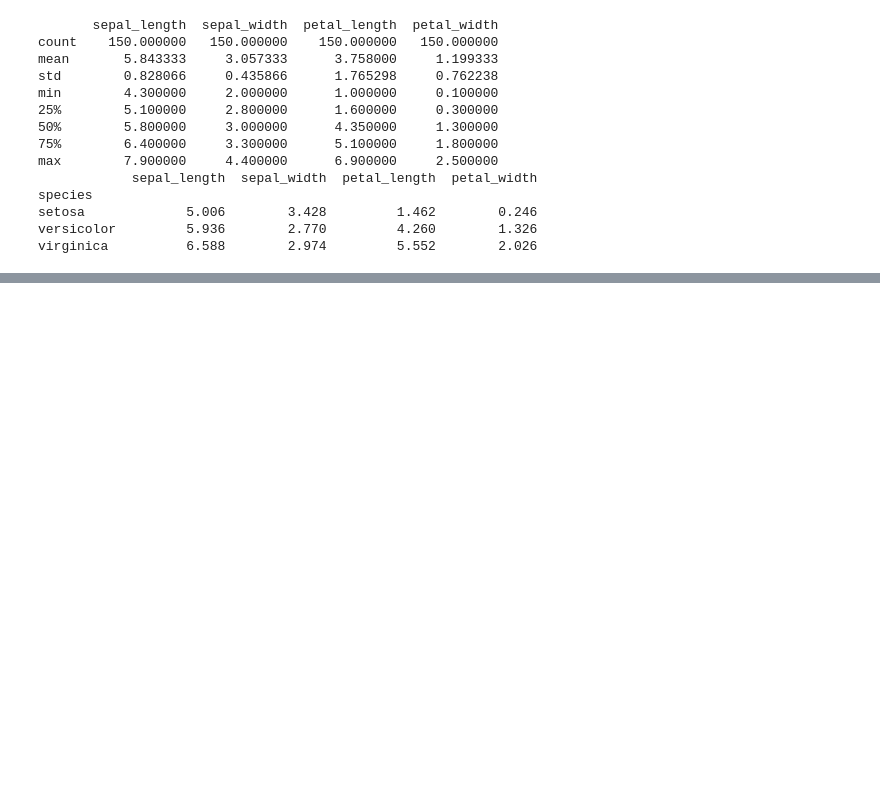
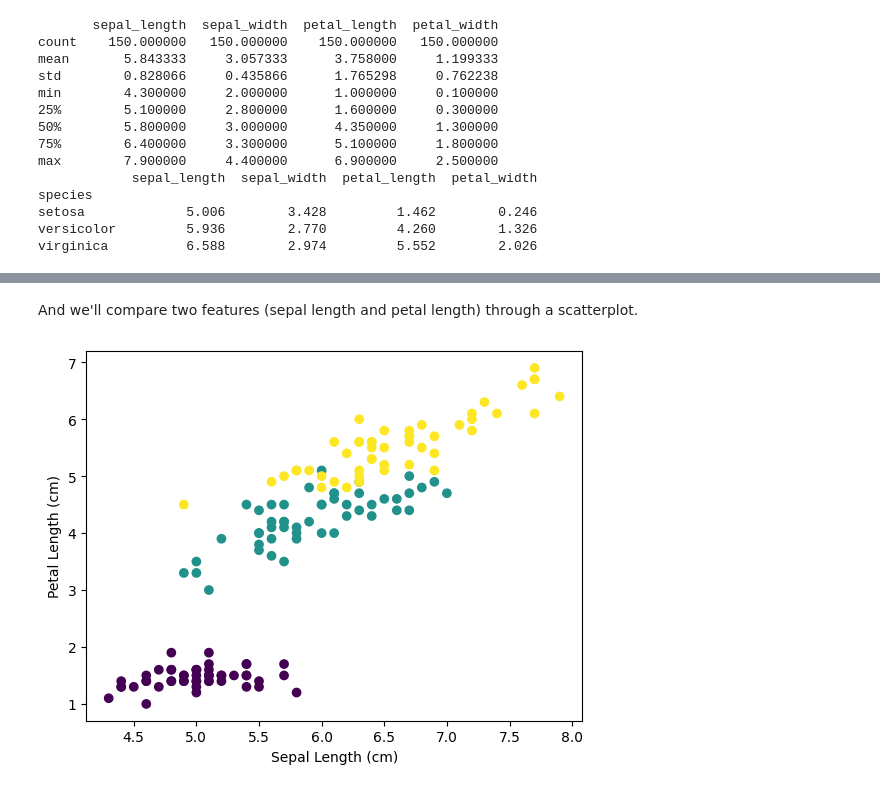
Before and after one commit to marianemcgrath/pands_project, a Jupyter notebook: analysis.ipynb, the cells around one changed output, grey strips where cells are left out. Cells and saved outputs as stored; diff of their text form; code cells hidden in the pictures; blank space fills up the shorter version.

```diff
--- a/analysis.ipynb
+++ b/analysis.ipynb
@@ -84,0 +111,11 @@ virginica          6.588        2.974         5.552        2.026
+# %% [markdown]
+And we'll compare two features (sepal length and petal length) through a scatterplot.
+# %%
+# Comparing sepal length vs petal length
+plt.scatter(iris['sepal_length'], iris['petal_length'], c=iris['species'].astype('category').cat.codes)
+plt.xlabel('Sepal Length (cm)')
+plt.ylabel('Petal Length (cm)')
+plt.savefig("sepal_vs_petal_scatter.png")
+plt.show()
+# %% [output]
+[figure, added]
```
Also changed, not shown: parts of 3 cells of this notebook, 2 other files.
